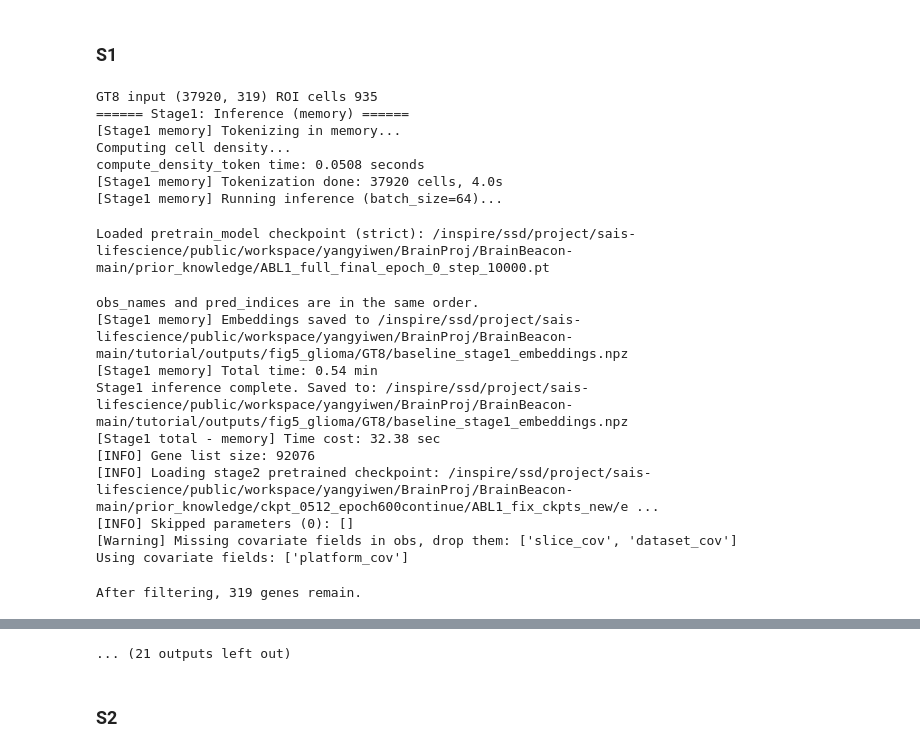
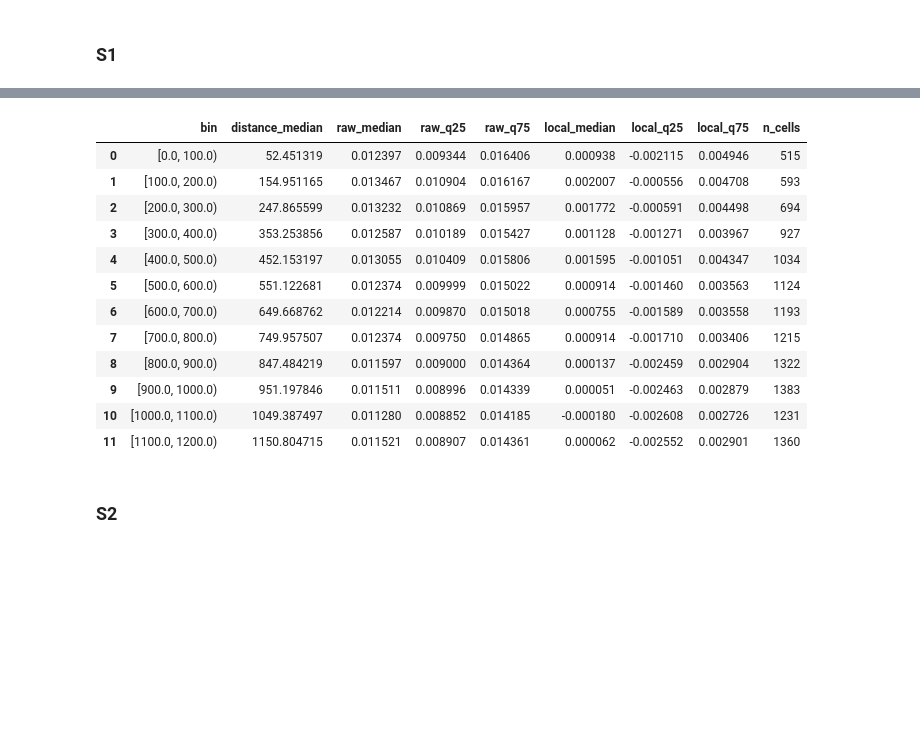
Before and after one commit to ChengmingZhang-CAS/BrainBeacon, a Jupyter notebook: docs/notebooks/05_glioma.ipynb, the cells around one changed output, grey strips where cells are left out. Cells and saved outputs as stored; diff of their text form; code cells hidden in the pictures; blank space fills up the shorter version.

```diff
--- a/docs/notebooks/05_glioma.ipynb
+++ b/docs/notebooks/05_glioma.ipynb
@@ -267,25 +432,8 @@ Loaded pretrain_model checkpoint (strict): /inspire/ssd/project/sais-lifescience
 case = cases[1]
 response_s1 = fit_roi_case(case)
 profile_s1 = distance_profile(response_s1, case)
-profile_s1.to_csv(analysis_dir / case["display_id"] / "distance_summary.csv", index=False)
+profile_s1.to_csv(
+    analysis_dir / case["display_id"] / "distance_summary.csv", index=False
+)
 display(profile_s1)
 # %% [output]
-GT8 input (37920, 319) ROI cells 935
-====== Stage1: Inference (memory) ======
-[Stage1 memory] Tokenizing in memory...
-Computing cell density...
-compute_density_token time: 0.0508 seconds
-[Stage1 memory] Tokenization done: 37920 cells, 4.0s
-[Stage1 memory] Running inference (batch_size=64)...
-Loaded pretrain_model checkpoint (strict): /inspire/ssd/project/sais-lifescience/public/workspace/yangyiwen/BrainProj/BrainBeacon-main/prior_knowledge/ABL1_full_final_epoch_0_step_10000.pt
-obs_names and pred_indices are in the same order.
-[Stage1 memory] Embeddings saved to /inspire/ssd/project/sais-lifescience/public/workspace/yangyiwen/BrainProj/BrainBeacon-main/tutorial/outputs/fig5_glioma/GT8/baseline_stage1_embeddings.npz
-[Stage1 memory] Total time: 0.54 min
-Stage1 inference complete. Saved to: /inspire/ssd/project/sais-lifescience/public/workspace/yangyiwen/BrainProj/BrainBeacon-main/tutorial/outputs/fig5_glioma/GT8/baseline_stage1_embeddings.npz
-[Stage1 total - memory] Time cost: 32.38 sec
-[INFO] Gene list size: 92076
-[INFO] Loading stage2 pretrained checkpoint: /inspire/ssd/project/sais-lifescience/public/workspace/yangyiwen/BrainProj/BrainBeacon-main/prior_knowledge/ckpt_0512_epoch600continue/ABL1_fix_ckpts_new/e ...
-[INFO] Skipped parameters (0): []
-[Warning] Missing covariate fields in obs, drop them: ['slice_cov', 'dataset_cov']
-Using covariate fields: ['platform_cov']
-After filtering, 319 genes remain.
@@ -300,4 +440,16 @@ Epoch 7 | Train loss: 203.0045 | Valid loss: 199.4698
-... (21 outputs left out)
+|  | bin | distance_median | raw_median | raw_q25 | raw_q75 | local_median | local_q25 | local_q75 | n_cells |
+| 0 | [0.0, 100.0) | 52.451319 | 0.012397 | 0.009344 | 0.016406 | 0.000938 | -0.002115 | 0.004946 | 515 |
+| 1 | [100.0, 200.0) | 154.951165 | 0.013467 | 0.010904 | 0.016167 | 0.002007 | -0.000556 | 0.004708 | 593 |
+| 2 | [200.0, 300.0) | 247.865599 | 0.013232 | 0.010869 | 0.015957 | 0.001772 | -0.000591 | 0.004498 | 694 |
+| 3 | [300.0, 400.0) | 353.253856 | 0.012587 | 0.010189 | 0.015427 | 0.001128 | -0.001271 | 0.003967 | 927 |
+| 4 | [400.0, 500.0) | 452.153197 | 0.013055 | 0.010409 | 0.015806 | 0.001595 | -0.001051 | 0.004347 | 1034 |
+| 5 | [500.0, 600.0) | 551.122681 | 0.012374 | 0.009999 | 0.015022 | 0.000914 | -0.001460 | 0.003563 | 1124 |
+| 6 | [600.0, 700.0) | 649.668762 | 0.012214 | 0.009870 | 0.015018 | 0.000755 | -0.001589 | 0.003558 | 1193 |
+| 7 | [700.0, 800.0) | 749.957507 | 0.012374 | 0.009750 | 0.014865 | 0.000914 | -0.001710 | 0.003406 | 1215 |
+| 8 | [800.0, 900.0) | 847.484219 | 0.011597 | 0.009000 | 0.014364 | 0.000137 | -0.002459 | 0.002904 | 1322 |
+| 9 | [900.0, 1000.0) | 951.197846 | 0.011511 | 0.008996 | 0.014339 | 0.000051 | -0.002463 | 0.002879 | 1383 |
+| 10 | [1000.0, 1100.0) | 1049.387497 | 0.011280 | 0.008852 | 0.014185 | -0.000180 | -0.002608 | 0.002726 | 1231 |
+| 11 | [1100.0, 1200.0) | 1150.804715 | 0.011521 | 0.008907 | 0.014361 | 0.000062 | -0.002552 | 0.002901 | 1360 |
 # %% [markdown]
 ### S2
 # %%
```
Also changed, not shown: parts of 16 cells of this notebook, 9 other files.
